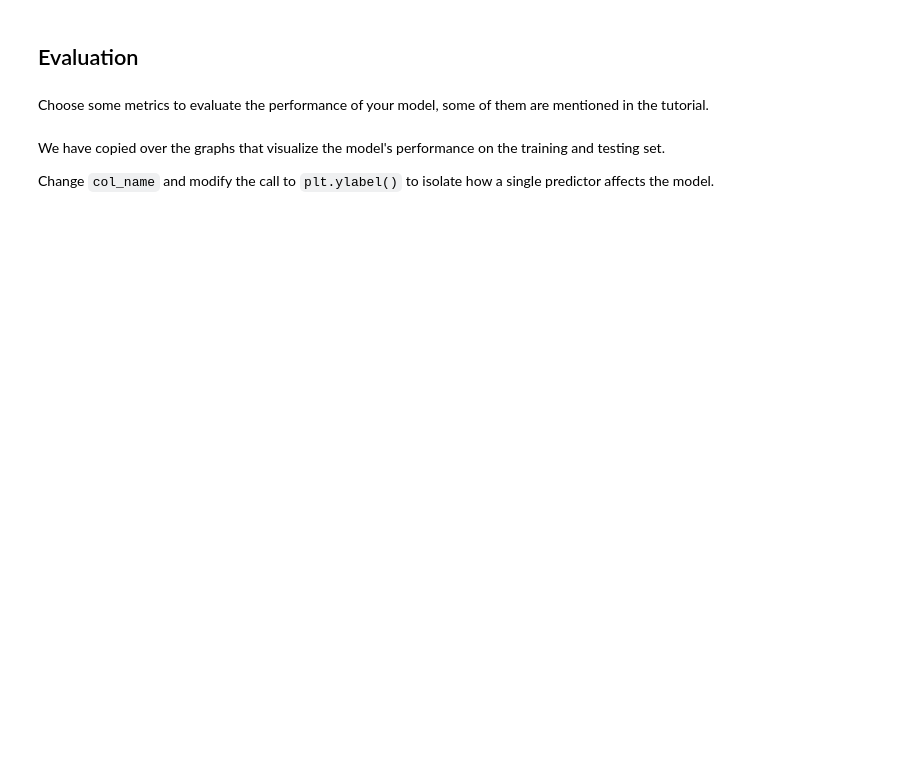
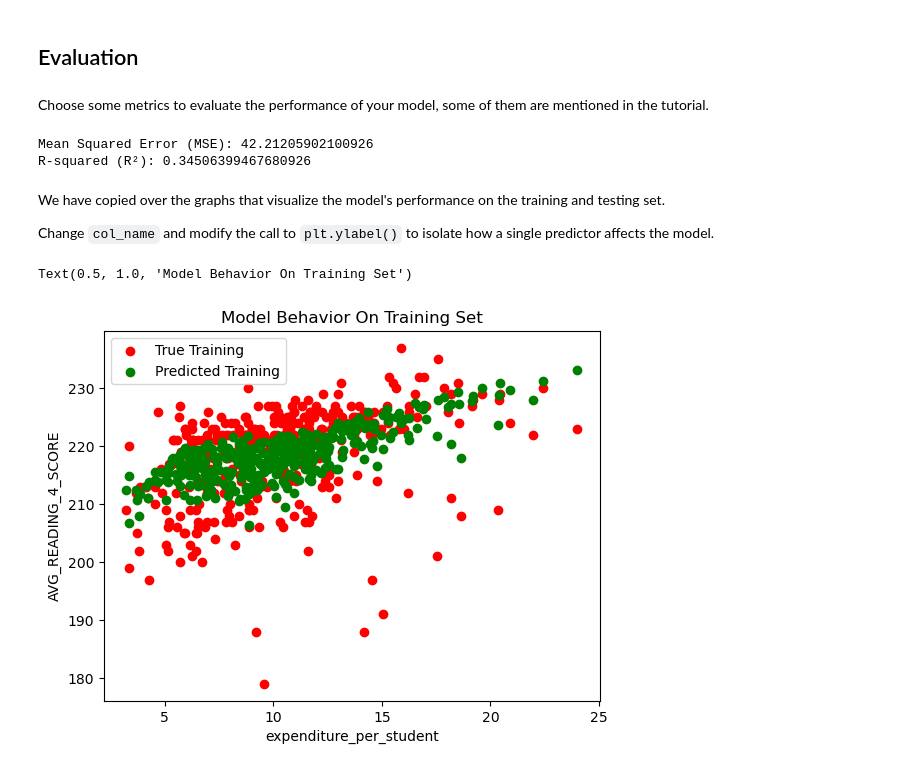
Before and after one commit to DonaldJasper0621/Donald_MDST-Tutorial, a Jupyter notebook: tutorial1/checkpoint1.ipynb, the cells around one changed output. Saved outputs shown, nothing was run; the diff lists cells and outputs as text; code cells hidden in the pictures; blank space fills up the shorter version.

```diff
--- a/tutorial1/checkpoint1.ipynb
+++ b/tutorial1/checkpoint1.ipynb
@@ -246,0 +241,15 @@ from sklearn.model_selection import train_test_split
+# %%
+X = state_edu[['expenditure_per_student', 'federal_revenue_share']]
+y = state_edu['AVG_READING_4_SCORE']
+# %%
+data = pd.concat([X, y], axis=1).dropna()
+
+# Step 3: Split the clean data into features (X) and target (y)
+X = data[['expenditure_per_student', 'federal_revenue_share']]
+y = data['AVG_READING_4_SCORE']
+
+X_train, X_test, y_train, y_test = train_test_split(X, y, test_size=0.3, random_state=42)
+print("X_train shape:", X_train.shape)
+print("X_test shape:", X_test.shape)
+print("y_train shape:", y_train.shape)
+print("y_test shape:", y_test.shape)
@@ -253,5 +268,5 @@ ML Models [Resource](https://medium.com/@vijaya.beeravalli/comparison-of-machine
 # %%
 # create your model here
-# model =
+model = LinearRegression()
 # %%
 model.fit(X_train, y_train)
@@ -261,19 +278,33 @@ y_pred = model.predict(X_test)
 ## Evaluation
 # %% [markdown]
 Choose some metrics to evaluate the performance of your model, some of them are mentioned in the tutorial.
+# %%
+from sklearn.metrics import mean_squared_error, r2_score
+mse = mean_squared_error(y_test, y_pred)
+r2 = r2_score(y_test, y_pred)
+print("Mean Squared Error (MSE):", mse)
+print("R-squared (R²):", r2)
+# %% [output]
+Mean Squared Error (MSE): 42.21205902100926
+R-squared (R²): 0.34506399467680926
 # %% [markdown]
 We have copied over the graphs that visualize the model's performance on the training and testing set.
 
 Change `col_name` and modify the call to `plt.ylabel()` to isolate how a single predictor affects the model.
 # %%
-# col_name = 'COLUMN NAME OF ONE PREDICTOR'
 
-# f = plt.figure(figsize=(12,6))
-# plt.scatter(X_train[col_name], y_train, color = "red")
-# plt.scatter(X_train[col_name], model.predict(X_train), color = "green")
+col_name = 'expenditure_per_student'
 
-# plt.legend(['True Training','Predicted Training'])
-# plt.xlabel(col_name)
-# plt.ylabel('NAME OF THE PREDICTOR')
-# plt.title("Model Behavior On Training Set")
+
+plt.scatter(X_train[col_name], y_train, color="red")
+plt.scatter(X_train[col_name], model.predict(X_train), color="green")
+
+
+plt.legend(['True Training', 'Predicted Training'])
+plt.xlabel(col_name)
+plt.ylabel('AVG_READING_4_SCORE')
+plt.title("Model Behavior On Training Set")
+# %% [output]
+Text(0.5, 1.0, 'Model Behavior On Training Set')
+[figure, added]
 # %%
```
Also changed, not shown: parts of 6 cells of this notebook.
